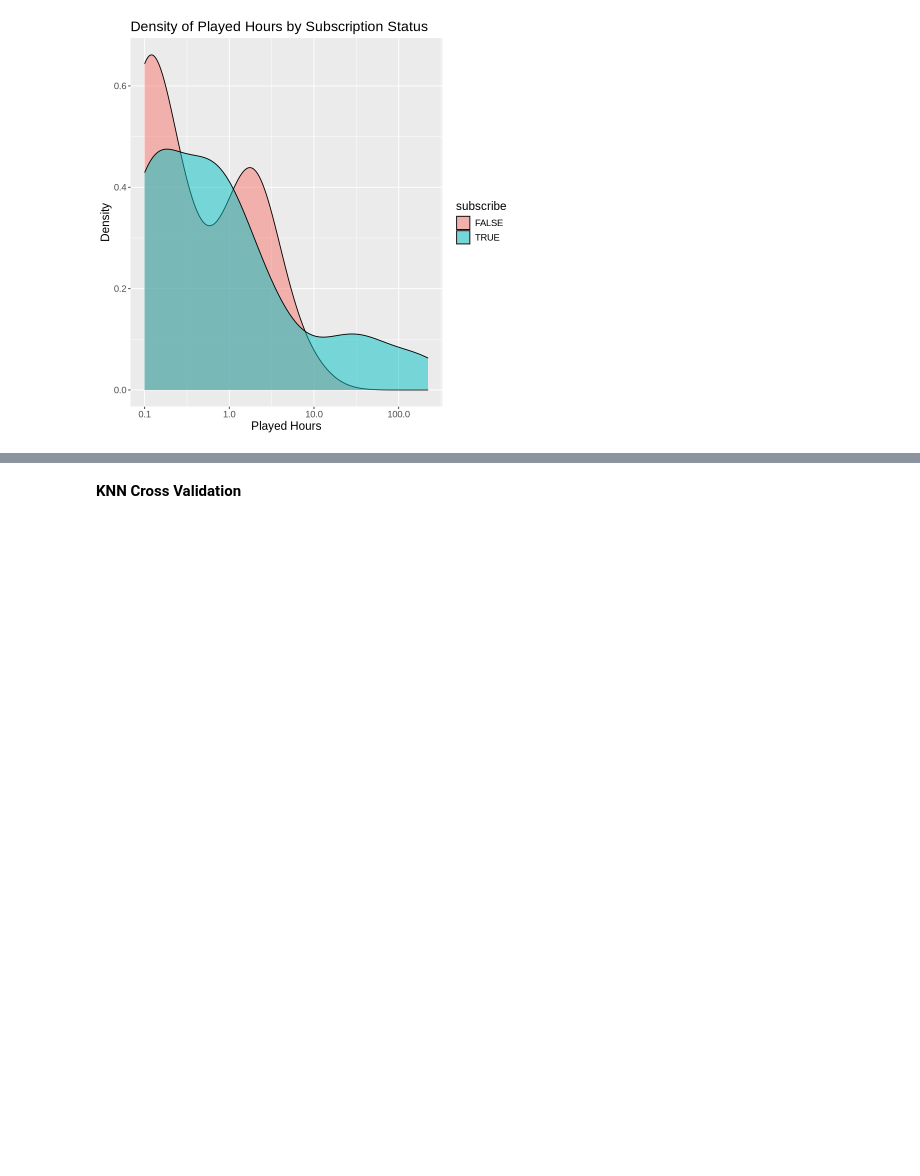
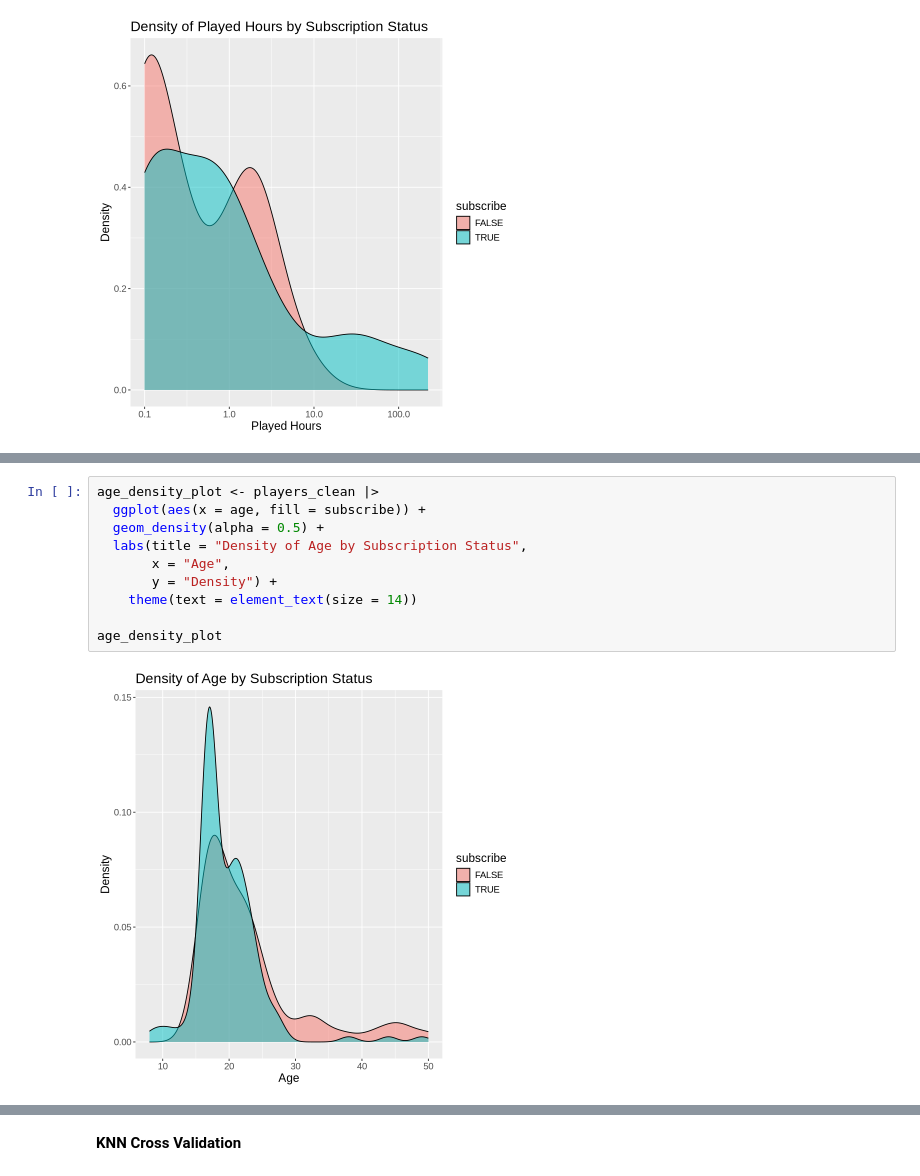
Before and after one commit to g-amadorz/dsci-project, a Jupyter notebook: Players_clean.ipynb, the cells around one changed output, grey strips where cells are left out. Drawn from its saved outputs; the diff is of its cells as text; blank space fills up the shorter version.

Commit message:
More Plots

```diff
--- a/Players_clean.ipynb
+++ b/Players_clean.ipynb
@@ -100,3 +108,15 @@ Warning message:
+# %%
+age_density_plot <- players_clean |>
+  ggplot(aes(x = age, fill = subscribe)) +
+  geom_density(alpha = 0.5) +
+  labs(title = "Density of Age by Subscription Status",
+       x = "Age",
+       y = "Density") +
+    theme(text = element_text(size = 14))
+
+age_density_plot
+# %% [output]
+[figure, added]
 # %%
 age_hours_scatter_plot <- players_clean |>
     ggplot(aes(x = played_hours, y = age, color = subscribe)) +
```
Also changed, not shown: parts of 4 cells of this notebook.
